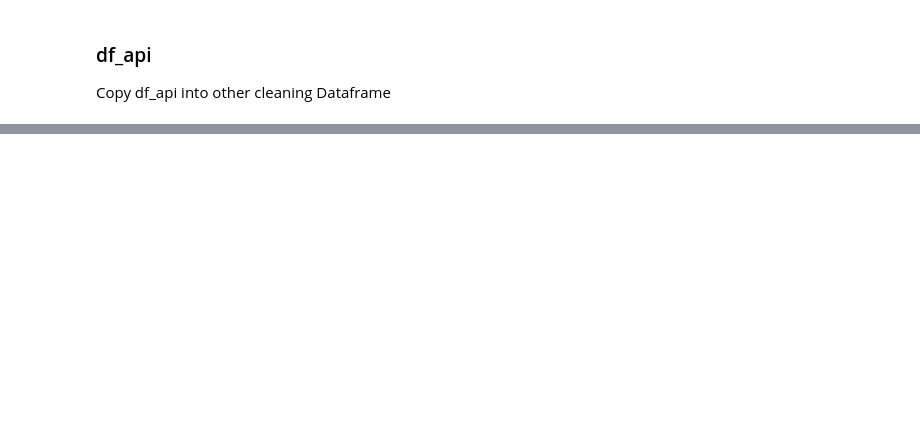
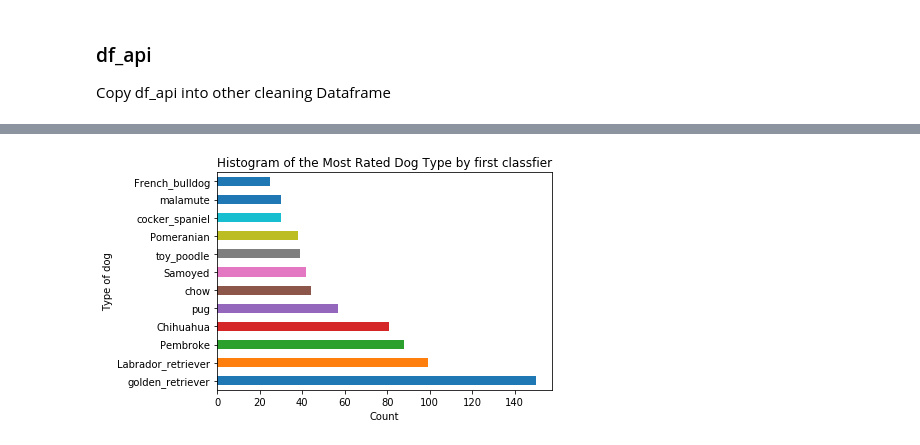
Before and after one commit to wessamalhallak/DataWrangling, a Jupyter notebook: wrangle_act.ipynb, the cells around one changed output, grey strips where cells are left out. Saved outputs shown, nothing was run; the diff lists cells and outputs as text; code cells hidden in the pictures; blank space fills up the shorter version.

Commit message:
feat: add some visualisation

```diff
--- a/wrangle_act.ipynb
+++ b/wrangle_act.ipynb
@@ -55,3 +96,19 @@ api=tweepy.API(auth,wait_on_rate_limit=True,wait_on_rate_limit_notify=True)
+# %%
+#you need to write your api in the attached json file"
+
+if (0):
+    credintials=pd.read_json("TweeterApiToken.json")
+    credintials.head()
+
+    consumer_key = credintials.tokens.APIkey
+    consumer_secret = credintials.tokens.APISecretkey
+    access_token = credintials.tokens.AccessToken
+    access_secret = credintials.tokens.AccessTokenSecret
+
+    auth=tweepy.OAuthHandler(consumer_key,consumer_secret)
+    auth.set_access_token(access_token,access_secret)
+
+    api=tweepy.API(auth,wait_on_rate_limit=True,wait_on_rate_limit_notify=True)
 # %%
 # you need to change 0 to 1 if you want to start reading the tweets
 if (0) :
@@ -519,6 +622,4 @@ ratting=df_csv_clean.text.str.extract('((?:\d+\.)?\d+)\/(\d+)', expand=True)
 df_csv_clean.rating_numerator=ratting[0].astype(float)
 df_csv_clean.rating_denominator=ratting[1].astype(float)
 df_csv_clean=df_csv_clean[df_csv_clean["rating_denominator"]!=0]
-df_csv_clean["rating"]=df_csv_clean.rating_numerator / df_csv_clean.rating_denominator
-df_csv_clean.drop(["rating_denominator","rating_numerator"],axis=1,inplace=True)
 # %% [markdown]
@@ -641 +927,3 @@ merged_2.head()
+# %%
+df=merged_2.copy()
 # %% [markdown]
@@ -648,0 +954,12 @@ please open the second notebook <b>act_reprot.ipynb</b>
+# %%
+df_p1 = df.groupby('p1').filter(lambda x: len(x) >= 25)
+
+df_p1['p1'].value_counts().plot(kind = 'barh')
+plt.title('Histogram of the Most Rated Dog Type by first classfier')
+plt.xlabel('Count')
+plt.ylabel('Type of dog')
+
+fig = plt.gcf()
+fig.savefig('output1.png',bbox_inches='tight');
+# %% [output]
+[figure, added]
```
Also changed, not shown: parts of 85 cells of this notebook, 6 other files.
